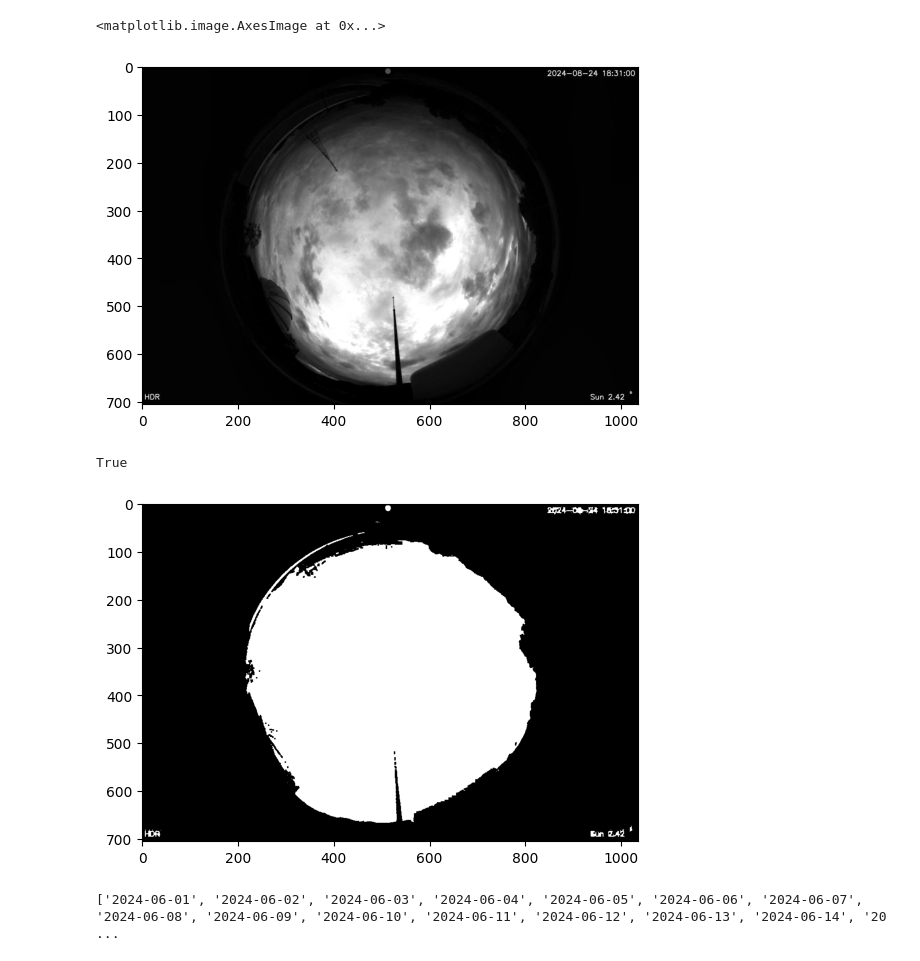
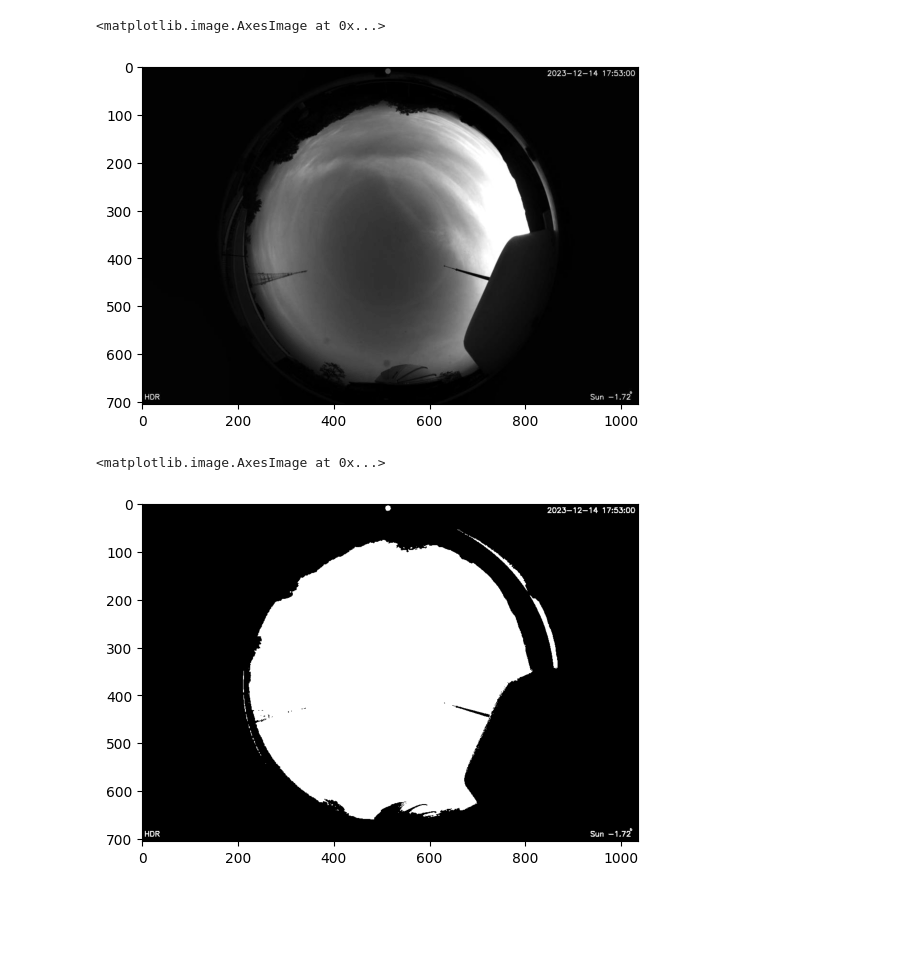
Before and after one commit to PrachayaKMITL/NARIT_internship_2024, a Jupyter notebook: mask_creator.ipynb, the cells around one changed output. Cells and saved outputs as stored; diff of their text form; code cells hidden in the pictures; blank space fills up the shorter version.

```diff
--- a/mask_creator.ipynb
+++ b/mask_creator.ipynb
@@ -3,34 +3,27 @@ import cv2
 import numpy as np
 from matplotlib import pyplot as plt
 # %%
-path = r'C:\Users\User\OneDrive - KMITL\Documents\NARIT_internship_date\Image_testing\638600958679970874.png'
+path = r'C:\Users\ASUS\Documents\NARIT_internship_data\All_sky_camera_Astropark_Chaingmai\2023-12\2023-12-14\638381476888254761.png'
 img = cv2.imread(path,cv2.IMREAD_GRAYSCALE)
-clahe = cv2.createCLAHE(clipLimit=0.1, tileGridSize=(7,7))
+R,G,B = cv2.split(img)
+clahe = cv2.createCLAHE(clipLimit=0.001, tileGridSize=(7,7))
 clahe_image = clahe.apply(img)
 plt.imshow(clahe_image,cmap='gray')
 # %% [output]
 <matplotlib.image.AxesImage at 0x...>
-[figure, old version]
+[figure, new version]
 # %%
-_,thresh = cv2.threshold(clahe_image,20,255,cv2.THRESH_BINARY)
+_,thresh = cv2.threshold(clahe_image,40,255,cv2.THRESH_BINARY)
 kernel = np.array([
     [1, -1, 1],
     [1, -1, 1],
     [1, -1, 1]
 ])
 #opening = cv2.morphologyEx(thresh, cv2.MORPH_OPEN, kernel)
-dilated = cv2.dilate(thresh, kernel, iterations=1)
-erosion = cv2.erode(dilated, kernel, iterations=1)
-plt.imshow(erosion,cmap='gray')
-cv2.imwrite('mask_new.png',erosion)
+#dilated = cv2.dilate(thresh, kernel, iterations=1)
+#erosion = cv2.erode(dilated, kernel, iterations=1)
+plt.imshow(thresh,cmap='gray')
+#cv2.imwrite('mask_new.png',erosion)
 # %% [output]
-True
+<matplotlib.image.AxesImage at 0x...>
-[figure, old version]
+[figure, new version]
-# %%
-import os
-path = r'C:\Users\ASUS\Documents\NARIT_internship_data\All_sky_camera_Astropark_Chaingmai\2024-06'
-
-folders = os.listdir(path)
-print(folders)
-# %% [output]
-['2024-06-01', '2024-06-02', '2024-06-03', '2024-06-04', '2024-06-05', '2024-06-06', '2024-06-07', '2024-06-08', '2024-06-09', '2024-06-10', '2024-06-11', '2024-06-12', '2024-06-13', '2024-06-14', '20 ...
```
Also changed, not shown: parts of 2 cells of this notebook, 9 other files.
